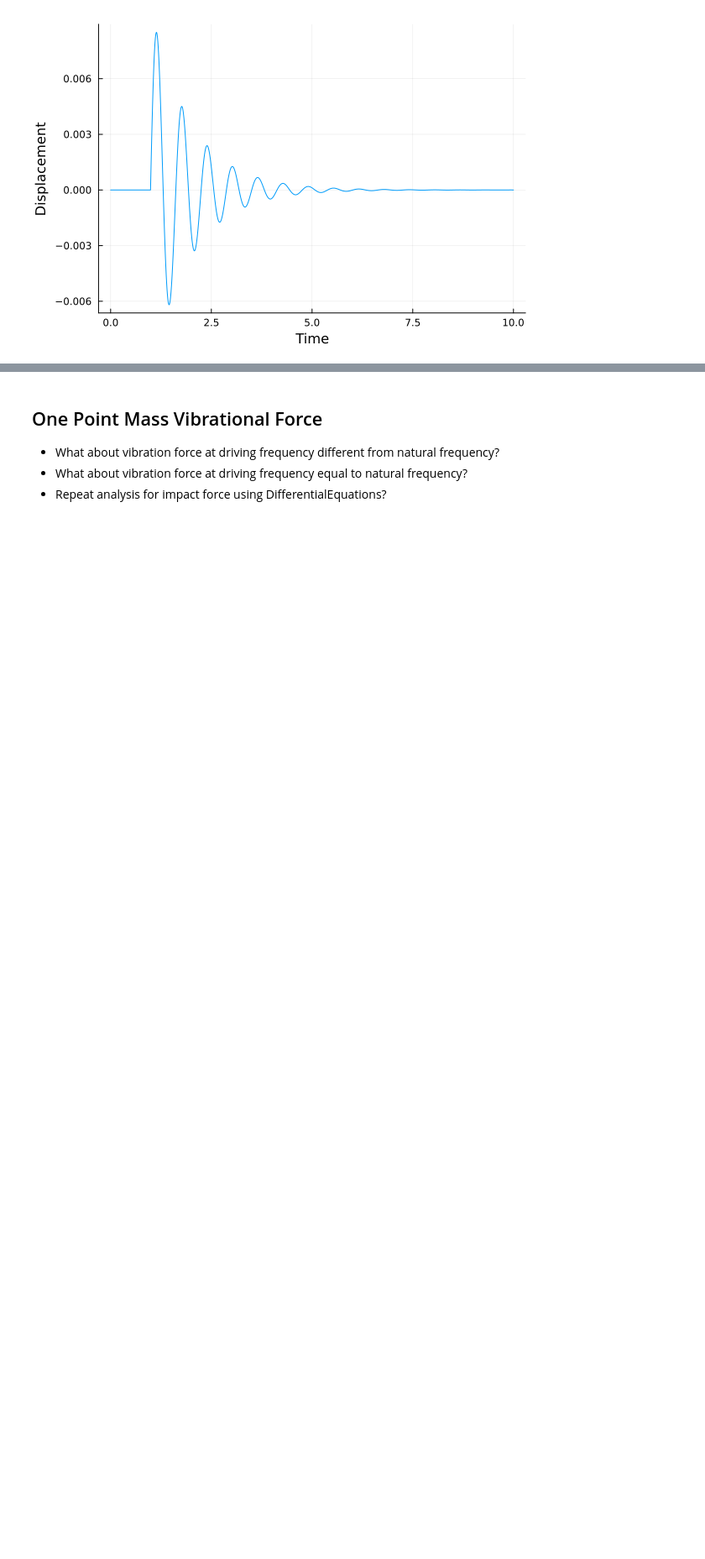
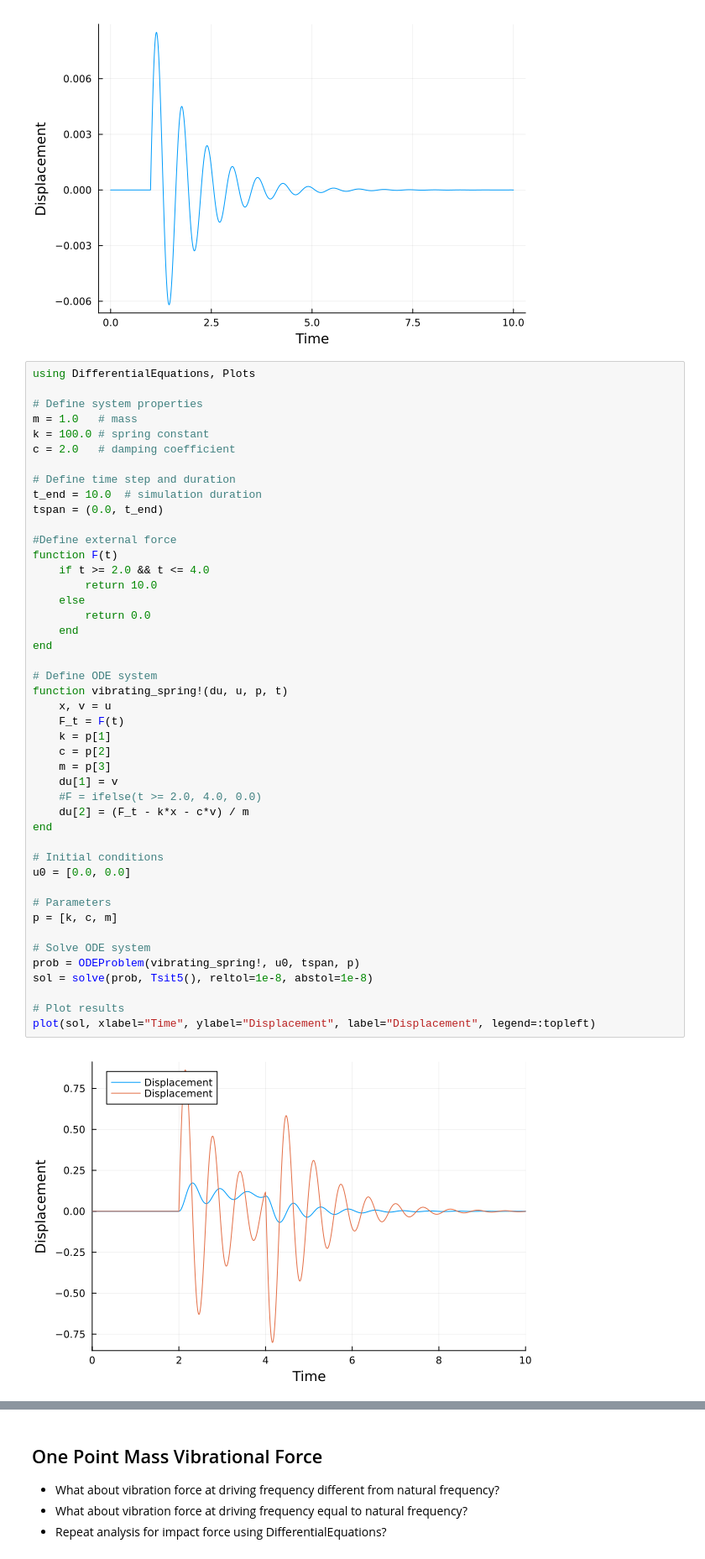
Before and after one commit to mrsalveen/Finite-Element-Model, a Jupyter notebook: massPoint1.ipynb, the cells around one changed output, grey strips where cells are left out. Shown at 84% size. Cells and saved outputs as stored; diff of their text form; blank space fills up the shorter version.

```diff
--- a/massPoint1.ipynb
+++ b/massPoint1.ipynb
@@ -45,3 +45,50 @@ using Plots
 plot(t, x, xlabel="Time", ylabel="Displacement", legend=false)
 # %% [output]
 [figure]
+# %%
+using DifferentialEquations, Plots
+
+# Define system properties
+m = 1.0   # mass
+k = 100.0 # spring constant
+c = 2.0   # damping coefficient
+
+# Define time step and duration
+t_end = 10.0  # simulation duration
+tspan = (0.0, t_end)
+
+#Define external force
+function F(t)
+    if t >= 2.0 && t <= 4.0
+        return 10.0
+    else
+        return 0.0
+    end
+end
+
+# Define ODE system
+function vibrating_spring!(du, u, p, t)
+    x, v = u
+    F_t = F(t)
+    k = p[1]
+    c = p[2]
+    m = p[3]
+    du[1] = v
+    #F = ifelse(t >= 2.0, 4.0, 0.0)
+    du[2] = (F_t - k*x - c*v) / m
+end
+
+# Initial conditions
+u0 = [0.0, 0.0]
+
+# Parameters
+p = [k, c, m]
+
+# Solve ODE system
+prob = ODEProblem(vibrating_spring!, u0, tspan, p)
+sol = solve(prob, Tsit5(), reltol=1e-8, abstol=1e-8)
+
+# Plot results
+plot(sol, xlabel="Time", ylabel="Displacement", label="Displacement", legend=:topleft)
+# %% [output]
+[figure, added]
```
Also changed, not shown: parts of 6 cells of this notebook.
